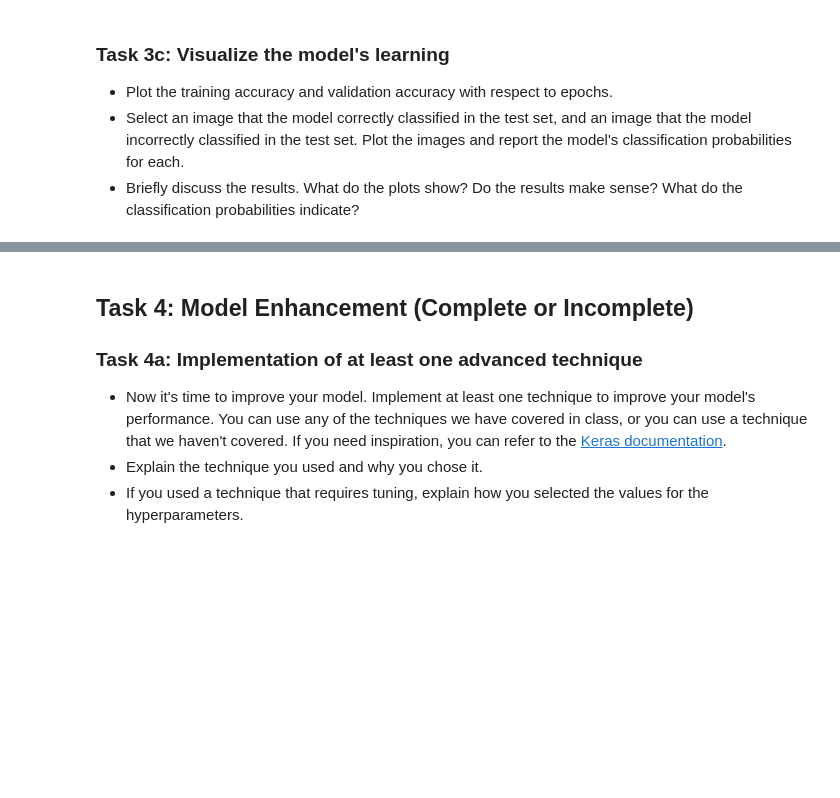
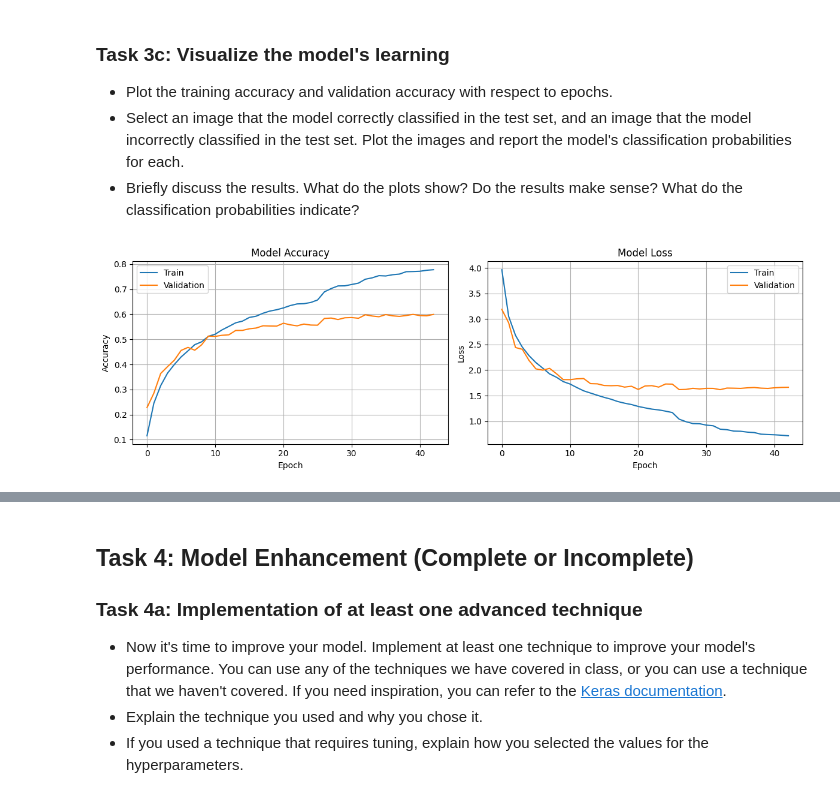
Before and after one commit to andreero0/deep_learning, a Jupyter notebook: 02_activities/assignments/assignment_1.ipynb, the cells around one changed output, grey strips where cells are left out. Drawn from its saved outputs; the diff is of its cells as text; code cells hidden in the pictures; blank space fills up the shorter version.

```diff
--- a/02_activities/assignments/assignment_1.ipynb
+++ b/02_activities/assignments/assignment_1.ipynb
@@ -499,4 +478,95 @@ aquarium_fish      0.000     0.000     0.000       100
 - Select an image that the model correctly classified in the test set, and an image that the model incorrectly classified in the test set. Plot the images and report the model's classification probabilities for each.
 - Briefly discuss the results. What do the plots show? Do the results make sense? What do the classification probabilities indicate?
 # %%
-# Your Code Here
+import matplotlib.pyplot as plt
+import numpy as np
+
+# Plot training and validation accuracy
+plt.figure(figsize=(12, 4))
+
+# Plot training & validation accuracy
+plt.subplot(1, 2, 1)
+plt.plot(history.history['accuracy'], label='Train')
+plt.plot(history.history['val_accuracy'], label='Validation')
+plt.title('Model Accuracy')
+plt.xlabel('Epoch')
+plt.ylabel('Accuracy')
+plt.legend()
+plt.grid(True)
+
+# Plot training & validation loss
+plt.subplot(1, 2, 2)
+plt.plot(history.history['loss'], label='Train')
+plt.plot(history.history['val_loss'], label='Validation')
+plt.title('Model Loss')
+plt.xlabel('Epoch')
+plt.ylabel('Loss')
+plt.legend()
+plt.grid(True)
+
+plt.tight_layout()
+plt.show()
+
+# Get model predictions on test set
+y_pred_probs = model.predict(x_test)
+y_pred = np.argmax(y_pred_probs, axis=1)
+
+# Find correctly and incorrectly classified examples
+correct_indices = np.where(y_pred == y_test)[0]
+incorrect_indices = np.where(y_pred != y_test)[0]
+
+# Select one correct and one incorrect example
+correct_idx = correct_indices[0]
+incorrect_idx = incorrect_indices[0]
+
+# Function to plot image with prediction probabilities
+def plot_prediction_probabilities(img_idx, title):
+    img = x_test[img_idx]
+    true_label = y_test[img_idx]
+    pred_label = y_pred[img_idx]
+    probs = y_pred_probs[img_idx]
+
+    # Get top 5 predictions
+    top5_idx = np.argsort(probs)[-5:][::-1]
+    top5_probs = probs[top5_idx]
+    top5_labels = [class_names[i] for i in top5_idx]
+
+    # Create figure with image and bar chart
+    plt.figure(figsize=(12, 4))
+
+    # Plot the image
+    plt.subplot(1, 2, 1)
+    plt.imshow(img)
+    plt.title(f"{title}\nTrue: {class_names[true_label]}, Pred: {class_names[pred_label]}")
+    plt.axis('off')
+
+    # Plot top 5 probabilities
+    plt.subplot(1, 2, 2)
+    bars = plt.barh(range(5), top5_probs, color='skyblue')
+    plt.yticks(range(5), top5_labels)
+    plt.xlabel('Probability')
+    plt.title('Top 5 Predictions')
+    plt.xlim(0, 1)
+
+    # Highlight true label if in top 5
+    if true_label in top5_idx:
+        true_idx = np.where(top5_idx == true_label)[0][0]
+        bars[true_idx].set_color('green')
+
+    plt.tight_layout()
+    plt.show()
+
+    # Print detailed probabilities
+    print(f"True class: {class_names[true_label]}")
+    print(f"Predicted class: {class_names[pred_label]} with probability {probs[pred_label]:.4f}")
+    print("\nTop 5 predictions:")
+    for i, idx in enumerate(top5_idx):
+        print(f"{i+1}. {class_names[idx]}: {probs[idx]:.4f}")
+
+# Plot correct example
+plot_prediction_probabilities(correct_idx, "Correctly Classified Example")
+
+# Plot incorrect example
+plot_prediction_probabilities(incorrect_idx, "Incorrectly Classified Example")
+# %% [output]
+[figure, added]
```
Also changed, not shown: parts of 12 cells of this notebook.
